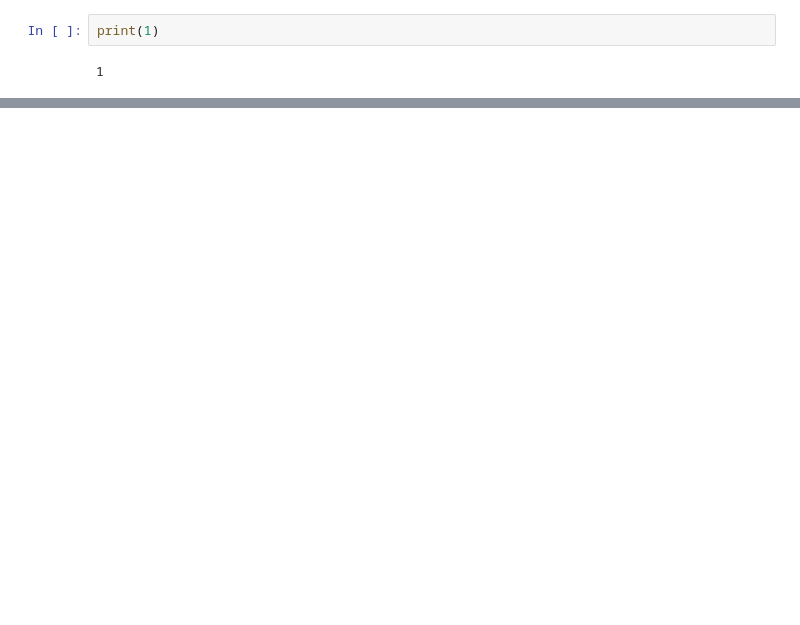
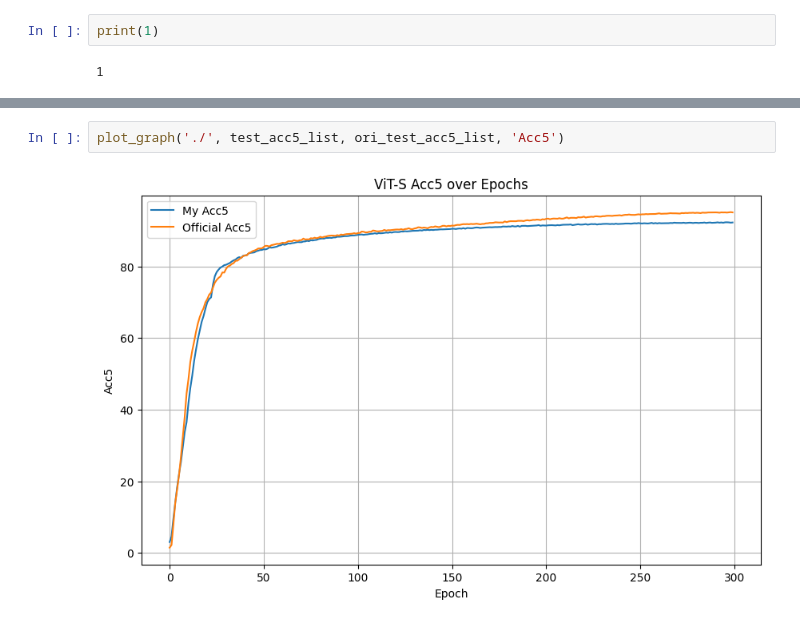
Before and after one commit to duddns2048/FLLM, a Jupyter notebook: image_classification/outputs/ViT-S-recon/tmp.ipynb, the cells around one changed output, grey strips where cells are left out. Drawn from its saved outputs; the diff is of its cells as text; blank space fills up the shorter version.

```diff
--- a/image_classification/outputs/ViT-S-recon/tmp.ipynb
+++ b/image_classification/outputs/ViT-S-recon/tmp.ipynb
@@ -55,0 +138,4 @@ epoch_list
+# %%
+plot_graph('./', test_acc5_list, ori_test_acc5_list, 'Acc5')
+# %% [output]
+[figure, added]
```
Also changed, not shown: parts of 17 cells of this notebook, 3 other files.
